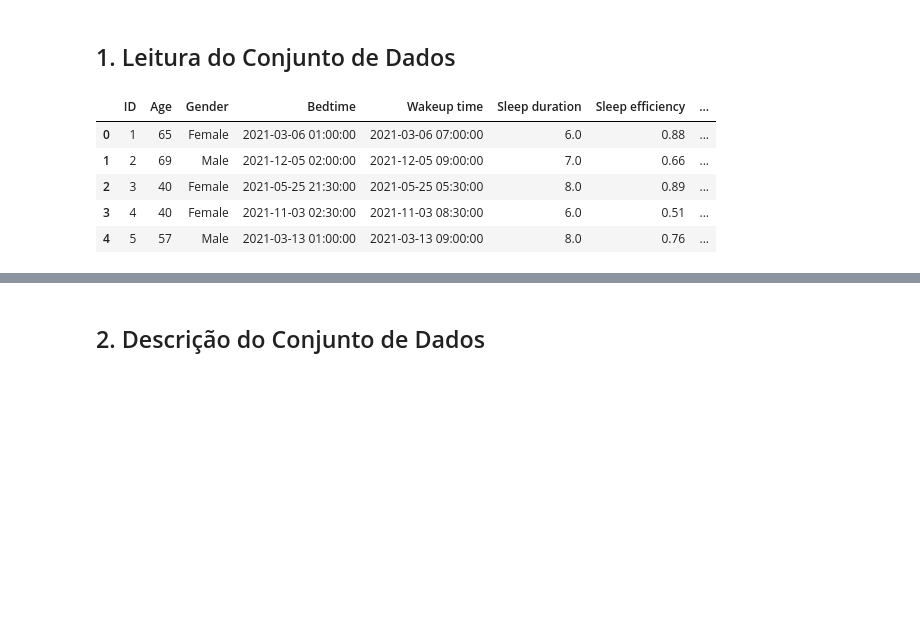
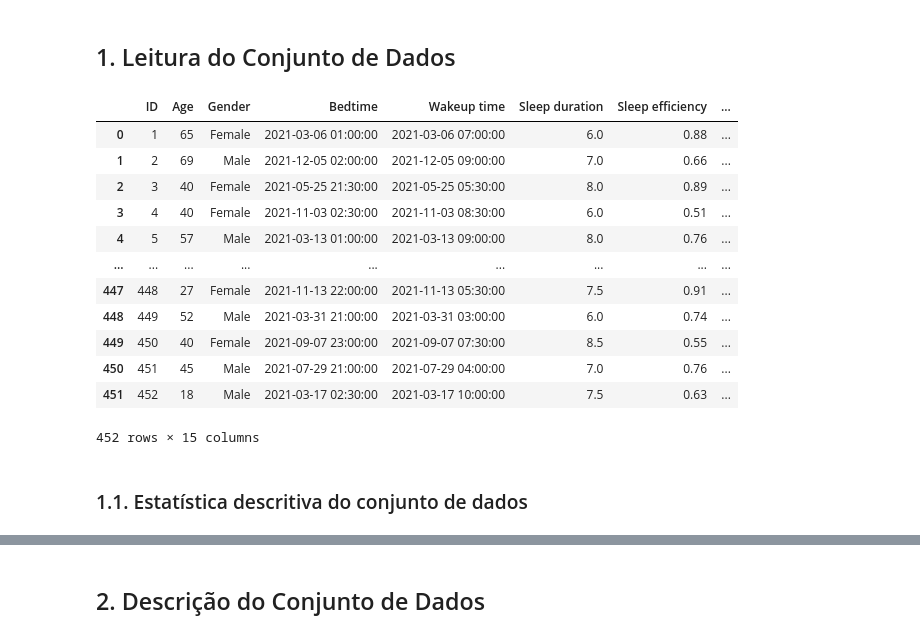
Before and after one commit to KesavaS2/Kesava_Menezes, a Jupyter notebook: notebooks/01-exploratory_data_analysis.ipynb, the cells around one changed output, grey strips where cells are left out. Drawn from its saved outputs; the diff is of its cells as text; code cells hidden in the pictures; blank space fills up the shorter version.

```diff
--- a/notebooks/01-exploratory_data_analysis.ipynb
+++ b/notebooks/01-exploratory_data_analysis.ipynb
@@ -25,10 +21,20 @@ import warnings
 # %%
 df = pd.read_csv('../data/raw/sleep_efficiency.csv')
 df.head()
+display(df)
 # %% [output]
 |  | ID | Age | Gender | Bedtime | Wakeup time | Sleep duration | Sleep efficiency | ... |
 | 0 | 1 | 65 | Female | 2021-03-06 01:00:00 | 2021-03-06 07:00:00 | 6.0 | 0.88 | ... |
 | 1 | 2 | 69 | Male | 2021-12-05 02:00:00 | 2021-12-05 09:00:00 | 7.0 | 0.66 | ... |
 | 2 | 3 | 40 | Female | 2021-05-25 21:30:00 | 2021-05-25 05:30:00 | 8.0 | 0.89 | ... |
 | 3 | 4 | 40 | Female | 2021-11-03 02:30:00 | 2021-11-03 08:30:00 | 6.0 | 0.51 | ... |
 | 4 | 5 | 57 | Male | 2021-03-13 01:00:00 | 2021-03-13 09:00:00 | 8.0 | 0.76 | ... |
+| ... | ... | ... | ... | ... | ... | ... | ... | ... |
+| 447 | 448 | 27 | Female | 2021-11-13 22:00:00 | 2021-11-13 05:30:00 | 7.5 | 0.91 | ... |
+| 448 | 449 | 52 | Male | 2021-03-31 21:00:00 | 2021-03-31 03:00:00 | 6.0 | 0.74 | ... |
+| 449 | 450 | 40 | Female | 2021-09-07 23:00:00 | 2021-09-07 07:30:00 | 8.5 | 0.55 | ... |
+| 450 | 451 | 45 | Male | 2021-07-29 21:00:00 | 2021-07-29 04:00:00 | 7.0 | 0.76 | ... |
+| 451 | 452 | 18 | Male | 2021-03-17 02:30:00 | 2021-03-17 10:00:00 | 7.5 | 0.63 | ... |
+452 rows × 15 columns
+# %% [markdown]
+### 1.1. Estatística descritiva do conjunto de dados
```
Also changed, not shown: parts of 50 cells of this notebook.
